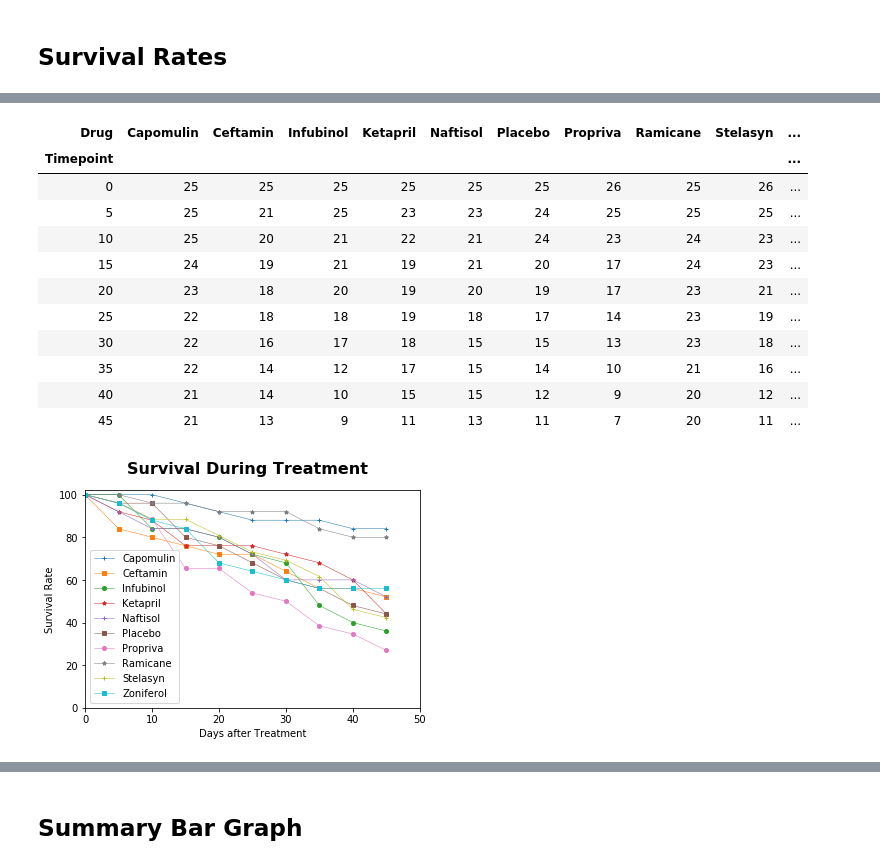
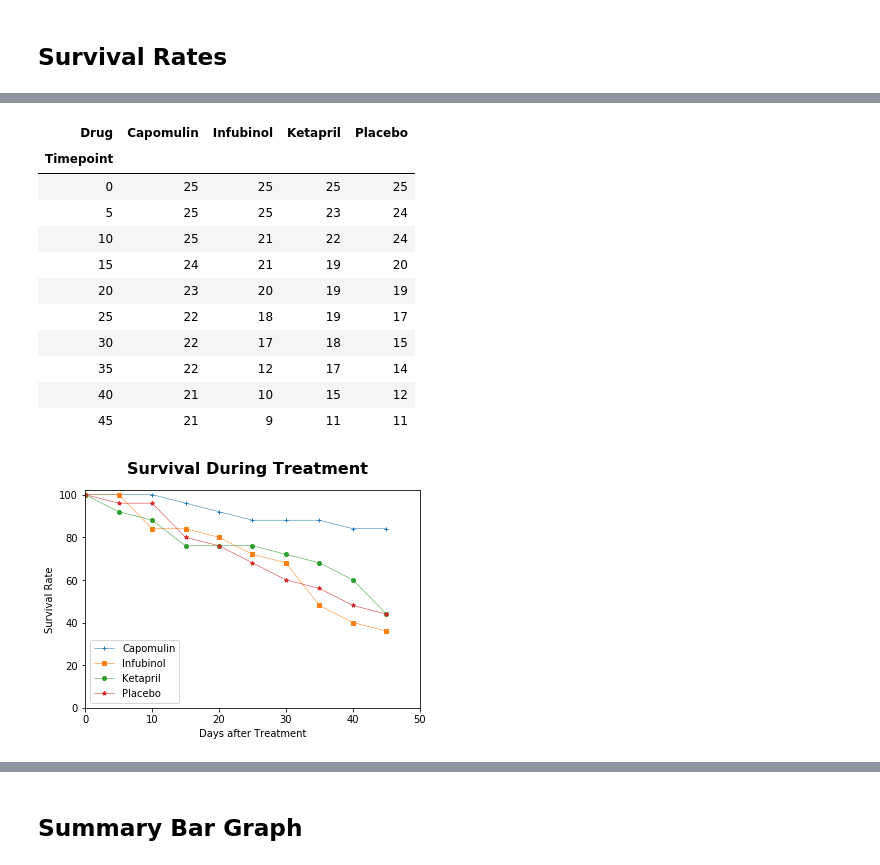
Before and after one commit to Blasda01/Pharmacy_Trials_Python, a Jupyter notebook: Pymaceuticals/pymaceuticals.ipynb, the cells around one changed output, grey strips where cells are left out. Cells and saved outputs as stored; diff of their text form; code cells hidden in the pictures.

```diff
--- a/Pymaceuticals/pymaceuticals.ipynb
+++ b/Pymaceuticals/pymaceuticals.ipynb
@@ -183,6 +149,6 @@ grouped_clinical_trial_m_df
 # %%
 # Store the Standard Error associated with Met. Sites Grouped by Drug and Timepoint
-grouped_met_trial = grouped_clinical_trial_m["Metastatic Sites"]
+grouped_met_trial = grouped_clinical_trial["Metastatic Sites"]
 
 met_sem = grouped_met_trial.sem()
 
@@ -190,7 +156,7 @@ met_sem = grouped_met_trial.sem()
 met_sem_df = pd.DataFrame({"Drug_":drug_list, "Timepoint_": timepoint_list, "Metastatic Sites SEM": met_sem.values}).reset_index(drop = True)
 
 # Preview DataFrame
-met_sem_df
+met_sem_df.head()
 # %% [output]
 |  | Drug_ | Timepoint_ | Metastatic Sites SEM |
 | 0 | Capomulin | 0 | 0.000000 |
@@ -208,7 +167,6 @@ met_sem_df
 # %%
 # Minor Data Munging to Re-Format the Data Frames
-drug_met_table = pd.pivot_table(grouped_clinical_trial_m_df, values='Metastatic Sites', index='Timepoint', columns=['Drug'])
-
+drug_met_table = pd.pivot_table(met_site_df, values='Metastatic Sites', index='Timepoint', columns=['Drug'])
 
 # Preview that Reformatting worked
 drug_met_table
@@ -262,15 +215,13 @@ plt.show()
 ## Survival Rates
 # %%
 # Store the Count of Mice Grouped by Drug and Timepoint (W can pass any metric)
-grouped_clinical_trial_c = clinical_trial_merge.groupby(["Drug", "Timepoint"])
-
-mouse_count = grouped_clinical_trial_c["Mouse ID"].count()
+mouse_count = grouped_clinical_trial["Mouse ID"].count()
 
 # Convert to DataFrame
-grouped_clinical_trial_c_df = pd.DataFrame({"Number of Mice": mouse_count}).reset_index()
+mouse_rate_df = pd.DataFrame({"Number of Mice": mouse_count}).reset_index()
 
 # Preview DataFrame
-grouped_clinical_trial_c_df
+mouse_rate_df.head()
 # %% [output]
 |  | Drug | Timepoint | Number of Mice |
 | 0 | Capomulin | 0 | 25 |
@@ -288,54 +232,46 @@ grouped_clinical_trial_c_df
 # %%
 # Minor Data Munging to Re-Format the Data Frames
-mouse_count_table = pd.pivot_table(grouped_clinical_trial_c_df, values='Number of Mice', index='Timepoint', columns=['Drug'])
-
+mouse_count_table = pd.pivot_table(mouse_rate_df, values='Number of Mice', index='Timepoint', columns=['Drug'])
 
 # Preview that Reformatting worked
 mouse_count_table
 # %% [output]
-| Drug | Capomulin | Ceftamin | Infubinol | Ketapril | Naftisol | Placebo | Propriva | Ramicane | Stelasyn | ... |
-| Timepoint |  |  |  |  |  |  |  |  |  | ... |
-| 0 | 25 | 25 | 25 | 25 | 25 | 25 | 26 | 25 | 26 | ... |
-| 5 | 25 | 21 | 25 | 23 | 23 | 24 | 25 | 25 | 25 | ... |
-| 10 | 25 | 20 | 21 | 22 | 21 | 24 | 23 | 24 | 23 | ... |
-| 15 | 24 | 19 | 21 | 19 | 21 | 20 | 17 | 24 | 23 | ... |
-| 20 | 23 | 18 | 20 | 19 | 20 | 19 | 17 | 23 | 21 | ... |
-| 25 | 22 | 18 | 18 | 19 | 18 | 17 | 14 | 23 | 19 | ... |
-| 30 | 22 | 16 | 17 | 18 | 15 | 15 | 13 | 23 | 18 | ... |
-| 35 | 22 | 14 | 12 | 17 | 15 | 14 | 10 | 21 | 16 | ... |
-| 40 | 21 | 14 | 10 | 15 | 15 | 12 | 9 | 20 | 12 | ... |
-| 45 | 21 | 13 | 9 | 11 | 13 | 11 | 7 | 20 | 11 | ... |
+| Drug | Capomulin | Infubinol | Ketapril | Placebo |
+| Timepoint |  |  |  |  |
+| 0 | 25 | 25 | 25 | 25 |
+| 5 | 25 | 25 | 23 | 24 |
+| 10 | 25 | 21 | 22 | 24 |
+| 15 | 24 | 21 | 19 | 20 |
+| 20 | 23 | 20 | 19 | 19 |
+| 25 | 22 | 18 | 19 | 17 |
+| 30 | 22 | 17 | 18 | 15 |
+| 35 | 22 | 12 | 17 | 14 |
+| 40 | 21 | 10 | 15 | 12 |
+| 45 | 21 | 9 | 11 | 11 |
 # %%
 # Generate the Plot (Accounting for percentages)
-#same x_values as previous plot
-
 fig, ax = plt.subplots()
 
 fig.suptitle("Survival During Treatment", fontsize=16, fontweight="bold")
-
 ax.set_xlim(0, 50)
 ax.set_ylim(0, 102)
 ax.set_xlabel("Days after Treatment")
 ax.set_ylabel("Survival Rate")
 
-legend_list_c = []
 
-for drug_name in drugs_list:
+for drug_name in drug_names:
 
-    initial_value = mouse_count_table["%s" %drug_name][0]
-    first_percent_values = np.array(mouse_count_table["%s" %drug_name])
-    first_percent_values = mouse_count_table["%s" %drug_name].apply(lambda x : pd.to_numeric(x))
-
-    percent_values = (first_percent_values / initial_value)*100
+    initial_value = mouse_count_table[drug_name][0]
+    percent_values = mouse_count_table[drug_name].apply(lambda x : pd.to_numeric(x))
+    percent_values = (percent_values / initial_value)*100
 
     ax.plot(x_values, percent_values, linewidth=0.5, marker=next(marker), markersize=4)
-    legend_list_c.append("%s" %drug_name)
-    ax.legend(legend_list_c, loc = "lower left")
+    ax.legend(legend_list, loc = "lower left")
 
 # Show the Figure
 plt.show()
 # %% [output]
-[figure, old version]
+[figure, new version]
 # %% [markdown]
 ![Metastatic Spread During Treatment](../Images/survival.png)
 # %% [markdown]
```
Also changed, not shown: parts of 13 cells of this notebook, 1 other file.
